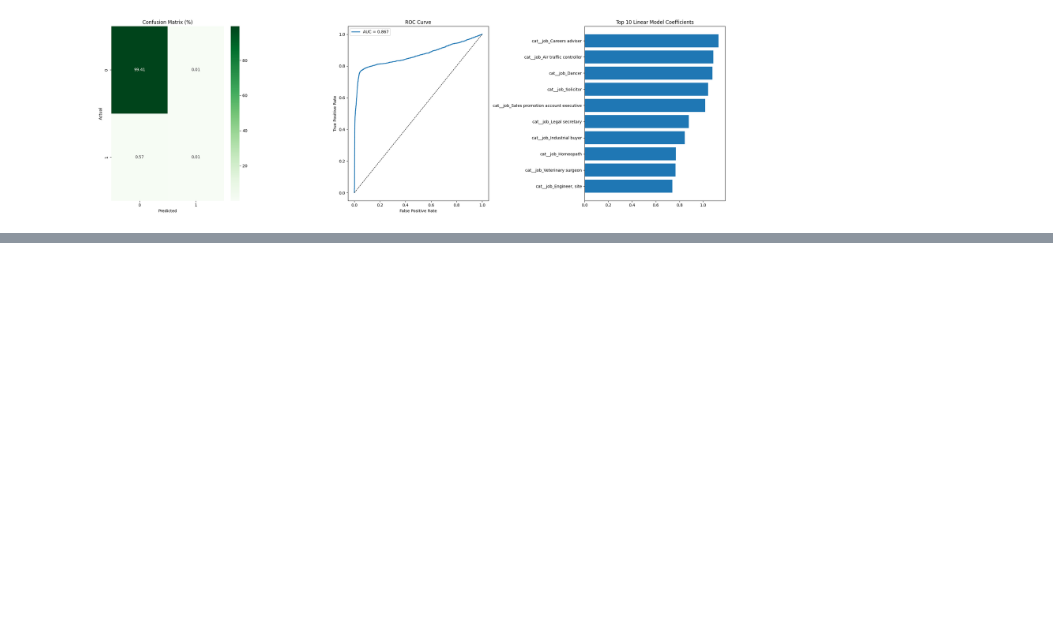
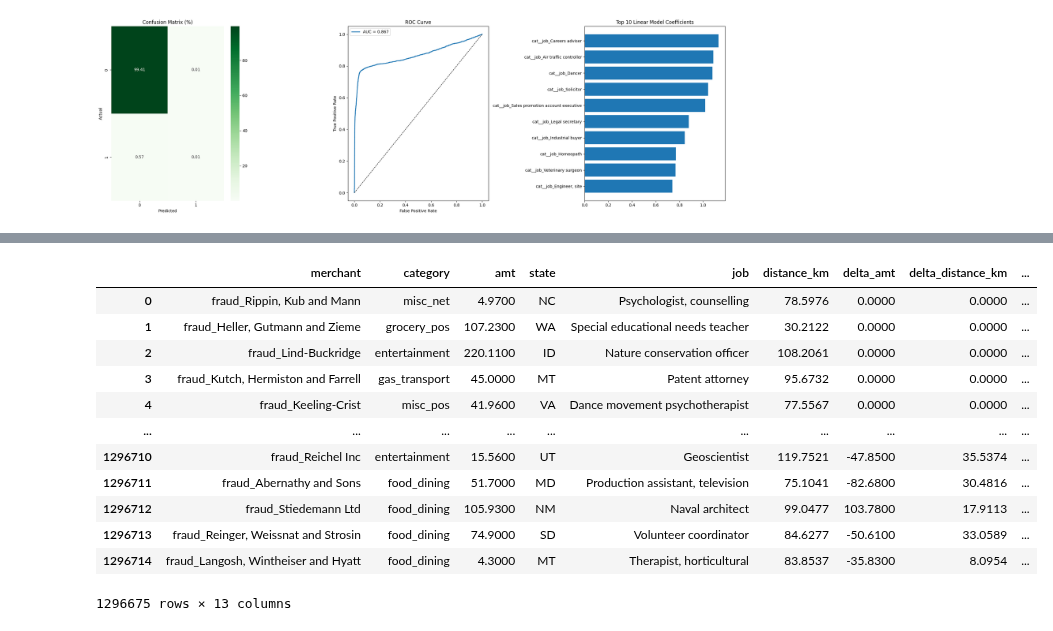
Before and after one commit to philethaler/Statistik-Datenbank, a Jupyter notebook: Analyse_11.ipynb, the cells around one changed output, grey strips where cells are left out. Cells and saved outputs as stored; diff of their text form; code cells hidden in the pictures; blank space fills up the shorter version.

```diff
--- a/Analyse_11.ipynb
+++ b/Analyse_11.ipynb
@@ -159,0 +316,18 @@ plt.show()
+# %%
+# Entwickeln eines kombinierten Zeitindexs für trans_year und trans_month
+X["time_index"] = X["trans_year"] * 12 + X["trans_month"]
+X.drop(columns=["trans_year","trans_month"])
+# %% [output]
+|  | merchant | category | amt | state | job | distance_km | delta_amt | delta_distance_km | ... |
+| 0 | fraud_Rippin, Kub and Mann | misc_net | 4.9700 | NC | Psychologist, counselling | 78.5976 | 0.0000 | 0.0000 | ... |
+| 1 | fraud_Heller, Gutmann and Zieme | grocery_pos | 107.2300 | WA | Special educational needs teacher | 30.2122 | 0.0000 | 0.0000 | ... |
+| 2 | fraud_Lind-Buckridge | entertainment | 220.1100 | ID | Nature conservation officer | 108.2061 | 0.0000 | 0.0000 | ... |
+| 3 | fraud_Kutch, Hermiston and Farrell | gas_transport | 45.0000 | MT | Patent attorney | 95.6732 | 0.0000 | 0.0000 | ... |
+| 4 | fraud_Keeling-Crist | misc_pos | 41.9600 | VA | Dance movement psychotherapist | 77.5567 | 0.0000 | 0.0000 | ... |
+| ... | ... | ... | ... | ... | ... | ... | ... | ... | ... |
+| 1296710 | fraud_Reichel Inc | entertainment | 15.5600 | UT | Geoscientist | 119.7521 | -47.8500 | 35.5374 | ... |
+| 1296711 | fraud_Abernathy and Sons | food_dining | 51.7000 | MD | Production assistant, television | 75.1041 | -82.6800 | 30.4816 | ... |
+| 1296712 | fraud_Stiedemann Ltd | food_dining | 105.9300 | NM | Naval architect | 99.0477 | 103.7800 | 17.9113 | ... |
+| 1296713 | fraud_Reinger, Weissnat and Strosin | food_dining | 74.9000 | SD | Volunteer coordinator | 84.6277 | -50.6100 | 33.0589 | ... |
+| 1296714 | fraud_Langosh, Wintheiser and Hyatt | food_dining | 4.3000 | MT | Therapist, horticultural | 83.8537 | -35.8300 | 8.0954 | ... |
+1296675 rows × 13 columns
```
Also changed, not shown: parts of 12 cells of this notebook, 1 other file.
